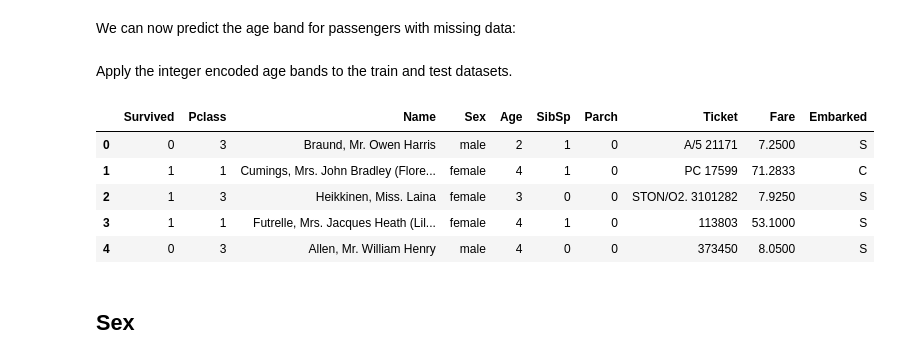
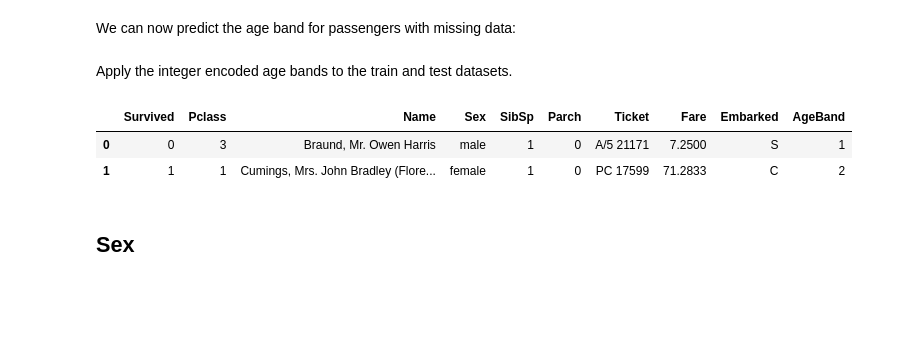
Before and after one commit to davidtvs/kaggle-titanic, a Jupyter notebook: surviving-the-titanic.ipynb, the cells around one changed output. Saved outputs shown, nothing was run; the diff lists cells and outputs as text; code cells hidden in the pictures; blank space fills up the shorter version.

```diff
--- a/surviving-the-titanic.ipynb
+++ b/surviving-the-titanic.ipynb
@@ -118,0 +148,6 @@ Observations:
+# %%
+# Use both the training and test dataset to fill the missing Age values
+dataset = pd.concat([train, test], sort=True)
+dataset['AgeBand'] = pd.cut(dataset['Age'], age_bands)
+
+dataset.groupby('AgeBand')['Survived'].mean()
@@ -163,0 +217,9 @@ fill_age_df.head()
+# %%
+# Encode ages and sex
+fill_age_df['IsMale'] = fill_age_df['Sex'].astype('category').cat.codes
+fill_age_df['AgeBand'] = fill_age_df['AgeBand'].astype('category').cat.codes
+
+# Drop columns we no longer need
+fill_age_df.drop(columns=['Name', 'Sex', 'Title'], inplace=True)
+
+fill_age_df.head(2)
@@ -164,9 +230,14 @@ fill_age_df.head()
 # %% [markdown]
 Convert the dataset in training samples, training labels, and testing samples.
 # %%
-X_train = fill_age_df.loc[fill_age_df['Age'] != -1].drop(columns='Age')
-Y_train = fill_age_df['Age'].loc[fill_age_df['Age'] != -1]
-X = fill_age_df.loc[fill_age_df['Age'] == -1].drop(columns='Age')
+# Drop all rows with unknown age bands (-1) from the training set
+X_train = fill_age_df.loc[fill_age_df['AgeBand'] != -1].drop(columns='AgeBand')
+Y_train = fill_age_df['AgeBand'].loc[fill_age_df['AgeBand'] != -1]
+
+# Get all rows with unknown age bands (-1) for the test set
+X = fill_age_df.loc[fill_age_df['AgeBand'] == -1].drop(columns='AgeBand')
+
+# Some shapes to double-check
 print("Training samples shape: {}".format(X_train.shape))
 print("Training labels shape: {}".format(Y_train.shape))
 print("Samples to predict shape: {}".format(X.shape))
@@ -230,21 +305,22 @@ It also shows that the model can make good predictions for passengers between th
 We can now predict the age band for passengers with missing data:
 # %%
 Y = tree.predict(X)
-fill_age_df.loc[fill_age_df['Age'] == -1, 'Age'] = Y
+fill_age_df.loc[fill_age_df['AgeBand'] == -1, 'AgeBand'] = Y
 # %% [markdown]
 Apply the integer encoded age bands to the train and test datasets.
 # %%
-train['Age'] = fill_age_df.iloc[:train_len, 0]
-test['Age'] = fill_age_df.iloc[train_len:, 0]
+train['AgeBand'] = fill_age_df.iloc[:train_len, 0]
+test['AgeBand'] = fill_age_df.iloc[train_len:, 0]
 
-train.head()
+# Remove Age column
+train.drop(columns='Age', inplace=True)
+test.drop(columns='Age', inplace=True)
+
+train.head(2)
 # %% [output]
-|  | Survived | Pclass | Name | Sex | Age | SibSp | Parch | Ticket | Fare | Embarked |
-| 0 | 0 | 3 | Braund, Mr. Owen Harris | male | 2 | 1 | 0 | A/5 21171 | 7.2500 | S |
-| 1 | 1 | 1 | Cumings, Mrs. John Bradley (Flore... | female | 4 | 1 | 0 | PC 17599 | 71.2833 | C |
-| 2 | 1 | 3 | Heikkinen, Miss. Laina | female | 3 | 0 | 0 | STON/O2. 3101282 | 7.9250 | S |
-| 3 | 1 | 1 | Futrelle, Mrs. Jacques Heath (Lil... | female | 4 | 1 | 0 | 113803 | 53.1000 | S |
-| 4 | 0 | 3 | Allen, Mr. William Henry | male | 4 | 0 | 0 | 373450 | 8.0500 | S |
+|  | Survived | Pclass | Name | Sex | SibSp | Parch | Ticket | Fare | Embarked | AgeBand |
+| 0 | 0 | 3 | Braund, Mr. Owen Harris | male | 1 | 0 | A/5 21171 | 7.2500 | S | 1 |
+| 1 | 1 | 1 | Cumings, Mrs. John Bradley (Flore... | female | 1 | 0 | PC 17599 | 71.2833 | C | 2 |
 # %% [markdown]
 ## Sex
 # %%
```
Also changed, not shown: parts of 47 cells of this notebook.
